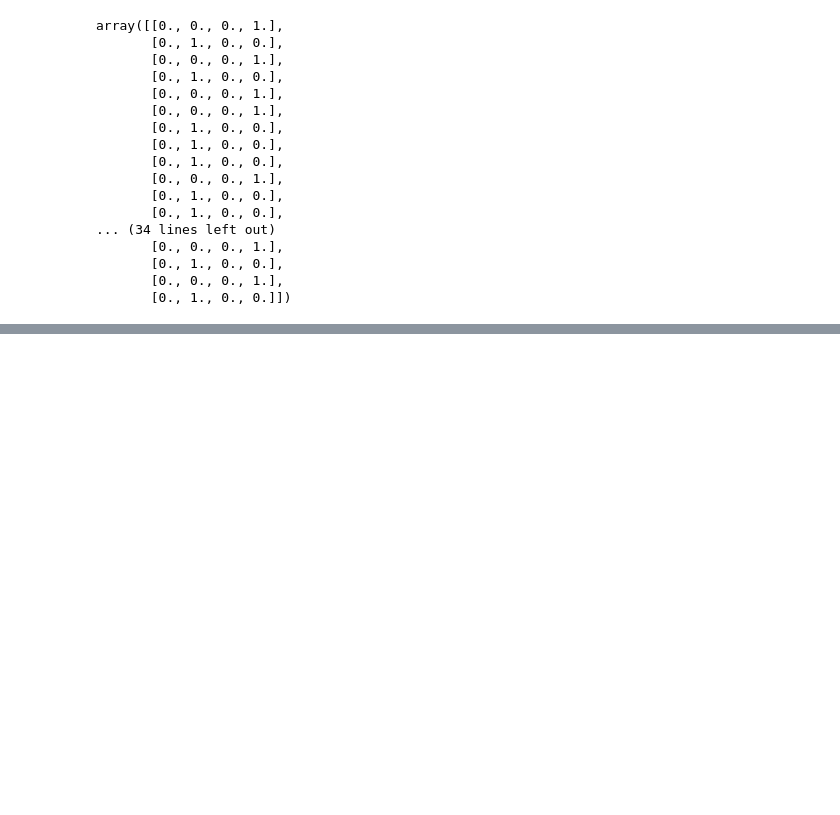
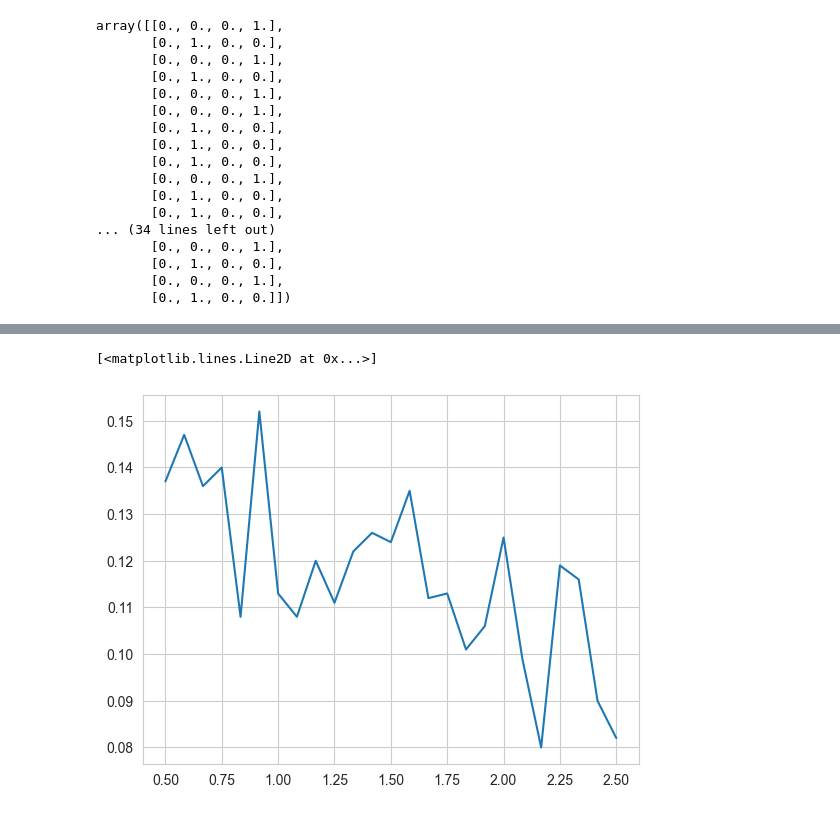
Before and after one commit to alexdaiii/spaceships-database, a Jupyter notebook: src/scratch/plot_pdf.ipynb, the cells around one changed output, grey strips where cells are left out. Cells and saved outputs as stored; diff of their text form; code cells hidden in the pictures; blank space fills up the shorter version.

```diff
--- a/src/scratch/plot_pdf.ipynb
+++ b/src/scratch/plot_pdf.ipynb
@@ -365,0 +521,6 @@ array([[0., 0., 0., 1.],
+# %%
+# plot pct of chokepoints vs hyperlane density
+plt.plot(densities, np.sum(is_chokepoint, axis=0) / is_chokepoint.shape[0])
+# %% [output]
+[<matplotlib.lines.Line2D at 0x...>]
+[figure, added]
```
Also changed, not shown: parts of 7 cells of this notebook, 5 other files.
